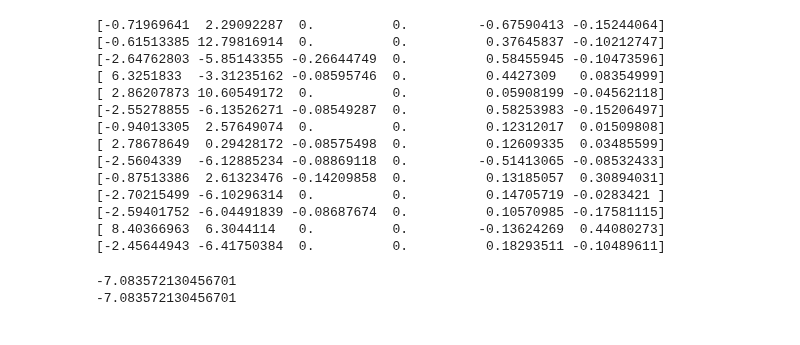
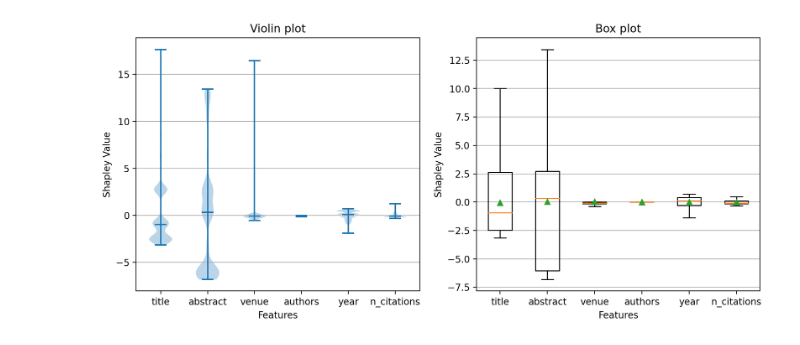
Before and after one commit to youyinnn/s2search, a Jupyter notebook: pipelining/shap-exp1/show_sampling_shap.ipynb, the cells around one changed output. Saved outputs shown, nothing was run; the diff lists cells and outputs as text; code cells hidden in the pictures.

```diff
--- a/pipelining/shap-exp1/show_sampling_shap.ipynb
+++ b/pipelining/shap-exp1/show_sampling_shap.ipynb
@@ -23,27 +23,48 @@ for sample_key in samples.keys():
 
             sv.extend(shap_values)
             bv.extend(base_values)
-# %%
-for arr in sv:
-    print(arr)
-# %% [output]
-[-0.71969641  2.29092287  0.          0.         -0.67590413 -0.15244064]
-[-0.61513385 12.79816914  0.          0.          0.37645837 -0.10212747]
-[-2.64762803 -5.85143355 -0.26644749  0.          0.58455945 -0.10473596]
-[ 6.3251833  -3.31235162 -0.08595746  0.          0.4427309   0.08354999]
-[ 2.86207873 10.60549172  0.          0.          0.05908199 -0.04562118]
-[-2.55278855 -6.13526271 -0.08549287  0.          0.58253983 -0.15206497]
-[-0.94013305  2.57649074  0.          0.          0.12312017  0.01509808]
-[ 2.78678649  0.29428172 -0.08575498  0.          0.12609335  0.03485599]
-[-2.5604339  -6.12885234 -0.08869118  0.         -0.51413065 -0.08532433]
-[-0.87513386  2.61323476 -0.14209858  0.          0.13185057  0.30894031]
-[-2.70215499 -6.10296314  0.          0.          0.14705719 -0.0283421 ]
-[-2.59401752 -6.04491839 -0.08687674  0.          0.10570985 -0.17581115]
-[ 8.40366963  6.3044114   0.          0.         -0.13624269  0.44080273]
-[-2.45644943 -6.41750384  0.          0.          0.18293511 -0.10489611]
-# %%
-for arr in bv:
-    print(arr)
-# %% [output]
--7.083572130456701
--7.083572130456701
+# %%
+from shapley_value import feature_key_list
+from s2search_score_pdp import pdp_based_importance
+
+sv = np.flipud(np.rot90(np.array(sv)))
+
+std_fi = []
+pdp_based_fi = []
+sv_global_fi = []
+all_data = []
+
+for feature_sv in sv:
+    all_data.append(feature_sv)
+    std_fi.append(np.std(feature_sv))
+    pdp_based_fi.append(pdp_based_importance(feature_sv))
+    sv_global_fi.append(np.mean(np.abs(feature_sv)))
+# %%
+import matplotlib.pyplot as plt
+
+fig, axs = plt.subplots(nrows=1, ncols=2, figsize=(12, 5), dpi=200)
+
+# plot violin plot
+axs[0].violinplot(all_data,
+                  showmeans=False,
+                  showmedians=True)
+axs[0].set_title('Violin plot')
+
+# plot box plot
+axs[1].boxplot(all_data,
+               showfliers=False,
+               showmeans=True,
+               )
+axs[1].set_title('Box plot')
+
+# adding horizontal grid lines
+for ax in axs:
+    ax.yaxis.grid(True)
+    ax.set_xticks([y + 1 for y in range(len(all_data))],
+                  labels=['title', 'abstract', 'venue', 'authors', 'year', 'n_citations'])
+    ax.set_xlabel('Features')
+    ax.set_ylabel('Shapley Value')
+
+plt.show()
+# %% [output]
+[figure, added]
```
Also changed, not shown: parts of 3 cells of this notebook, 4 other files.
